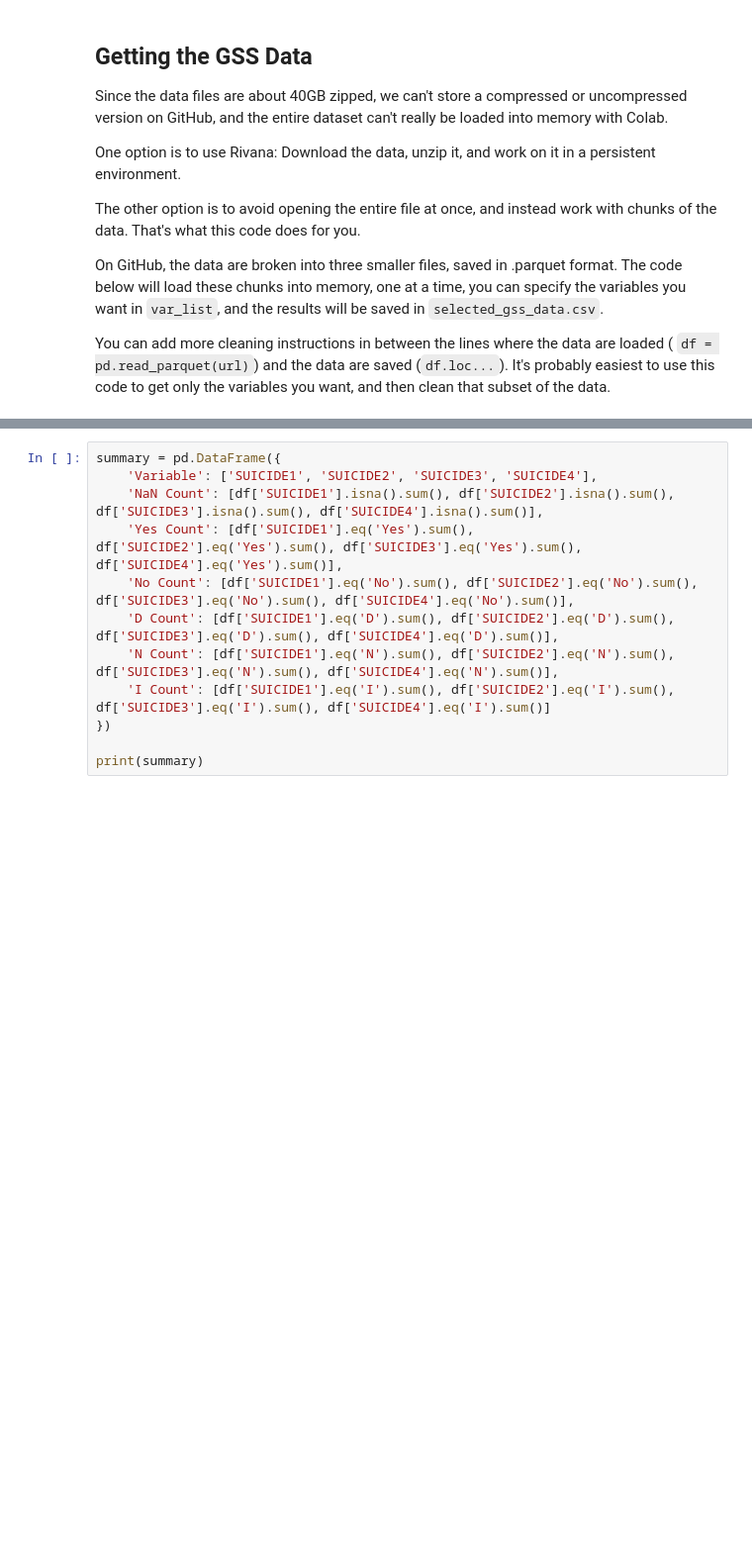
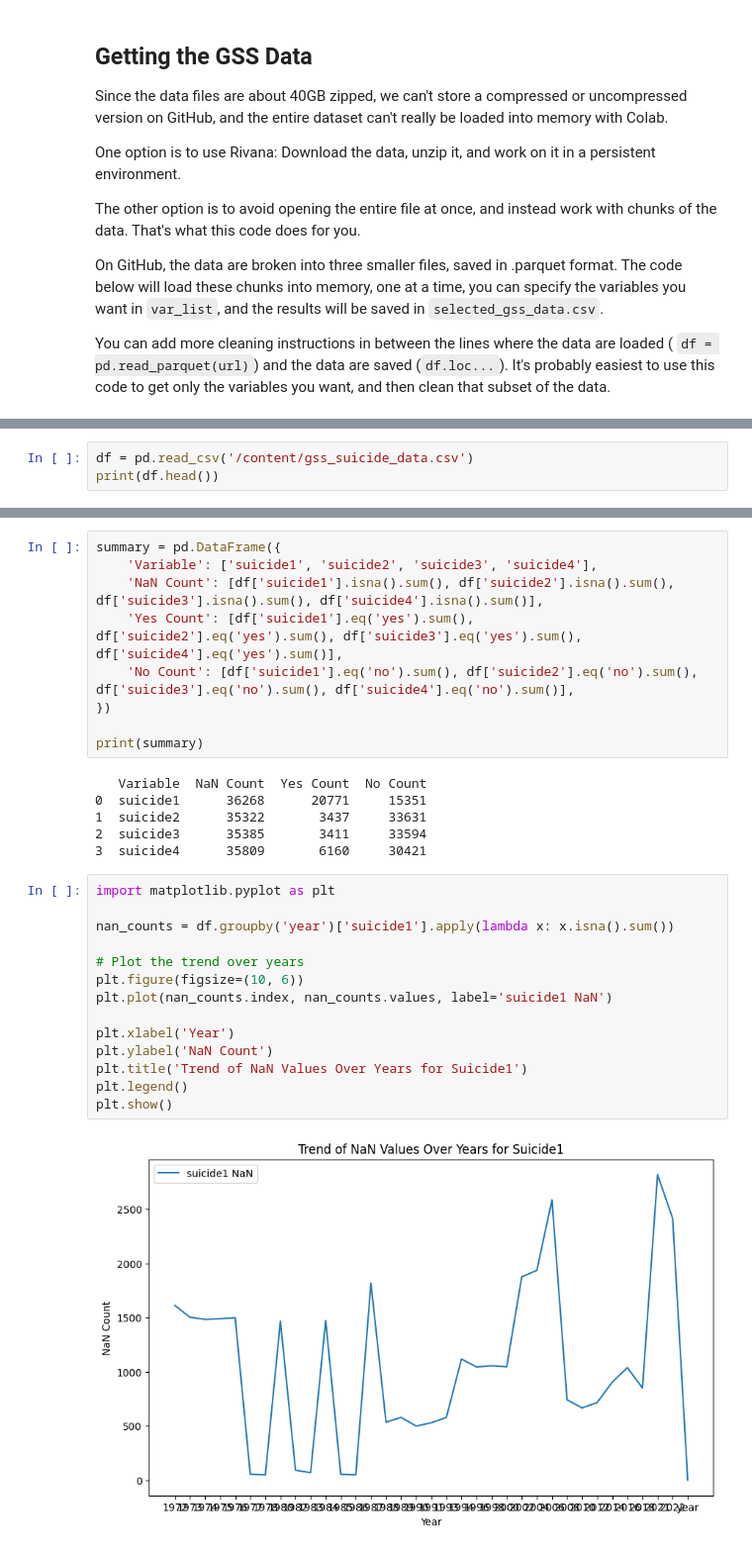
Before and after one commit to LindaMjw/project_gss, a Jupyter notebook: get_gss.ipynb, the cells around one changed output, grey strips where cells are left out. Shown: that part at 99% size. Cells and saved outputs as stored; diff of their text form; blank space fills up the shorter version.

```diff
--- a/get_gss.ipynb
+++ b/get_gss.ipynb
@@ -47,3 +47,6 @@ https://github.com/DS3001/project_gss/raw/main/gss_chunk_1.parquet
 4        NaN           NaN          NaN           NaN  1.094831   0.956094
 
 [5 rows x 6694 columns]
+# %%
+df = pd.read_csv('/content/gss_suicide_data.csv')
+print(df.head())
@@ -50,12 +86,31 @@ https://github.com/DS3001/project_gss/raw/main/gss_chunk_1.parquet
 # %%
 summary = pd.DataFrame({
-    'Variable': ['SUICIDE1', 'SUICIDE2', 'SUICIDE3', 'SUICIDE4'],
-    'NaN Count': [df['SUICIDE1'].isna().sum(), df['SUICIDE2'].isna().sum(), df['SUICIDE3'].isna().sum(), df['SUICIDE4'].isna().sum()],
-    'Yes Count': [df['SUICIDE1'].eq('Yes').sum(), df['SUICIDE2'].eq('Yes').sum(), df['SUICIDE3'].eq('Yes').sum(), df['SUICIDE4'].eq('Yes').sum()],
-    'No Count': [df['SUICIDE1'].eq('No').sum(), df['SUICIDE2'].eq('No').sum(), df['SUICIDE3'].eq('No').sum(), df['SUICIDE4'].eq('No').sum()],
-    'D Count': [df['SUICIDE1'].eq('D').sum(), df['SUICIDE2'].eq('D').sum(), df['SUICIDE3'].eq('D').sum(), df['SUICIDE4'].eq('D').sum()],
-    'N Count': [df['SUICIDE1'].eq('N').sum(), df['SUICIDE2'].eq('N').sum(), df['SUICIDE3'].eq('N').sum(), df['SUICIDE4'].eq('N').sum()],
-    'I Count': [df['SUICIDE1'].eq('I').sum(), df['SUICIDE2'].eq('I').sum(), df['SUICIDE3'].eq('I').sum(), df['SUICIDE4'].eq('I').sum()]
+    'Variable': ['suicide1', 'suicide2', 'suicide3', 'suicide4'],
+    'NaN Count': [df['suicide1'].isna().sum(), df['suicide2'].isna().sum(), df['suicide3'].isna().sum(), df['suicide4'].isna().sum()],
+    'Yes Count': [df['suicide1'].eq('yes').sum(), df['suicide2'].eq('yes').sum(), df['suicide3'].eq('yes').sum(), df['suicide4'].eq('yes').sum()],
+    'No Count': [df['suicide1'].eq('no').sum(), df['suicide2'].eq('no').sum(), df['suicide3'].eq('no').sum(), df['suicide4'].eq('no').sum()],
 })
 
 print(summary)
+# %% [output]
+   Variable  NaN Count  Yes Count  No Count
+0  suicide1      36268      20771     15351
+1  suicide2      35322       3437     33631
+2  suicide3      35385       3411     33594
+3  suicide4      35809       6160     30421
+# %%
+import matplotlib.pyplot as plt
+
+nan_counts = df.groupby('year')['suicide1'].apply(lambda x: x.isna().sum())
+
+# Plot the trend over years
+plt.figure(figsize=(10, 6))
+plt.plot(nan_counts.index, nan_counts.values, label='suicide1 NaN')
+
+plt.xlabel('Year')
+plt.ylabel('NaN Count')
+plt.title('Trend of NaN Values Over Years for Suicide1')
+plt.legend()
+plt.show()
+# %% [output]
+[figure, added]
```
Also changed, not shown: parts of 10 cells of this notebook.
